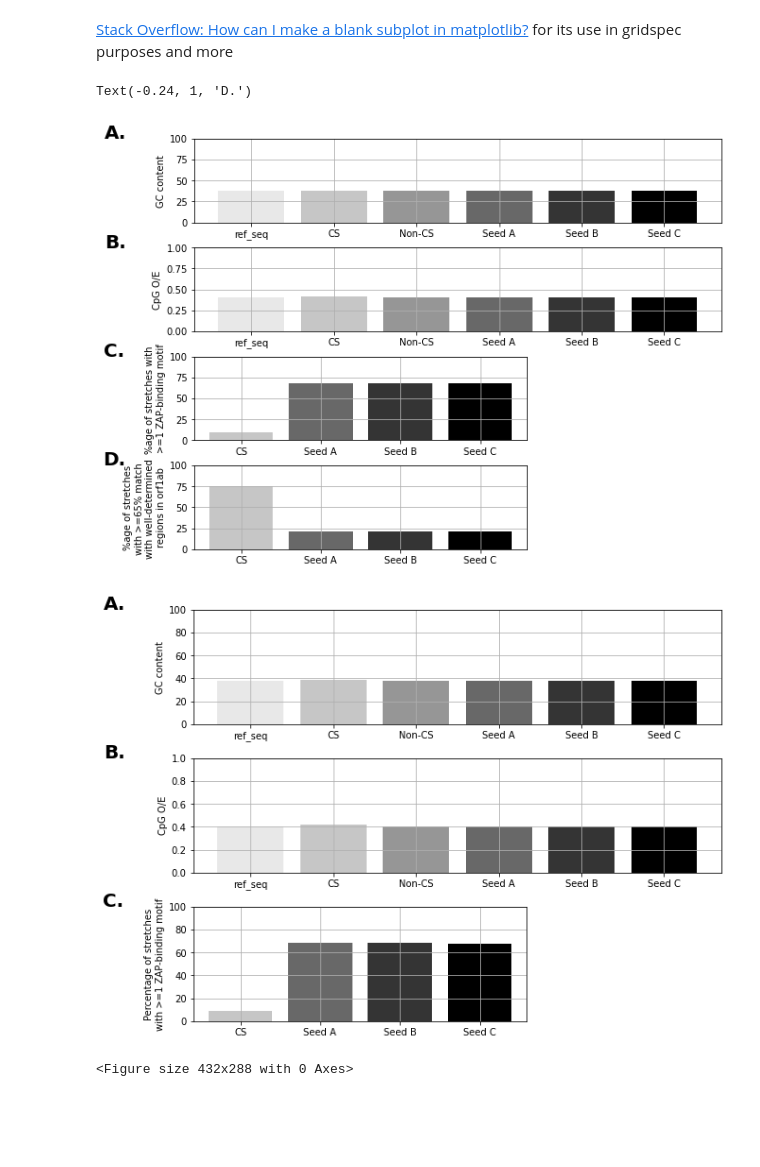
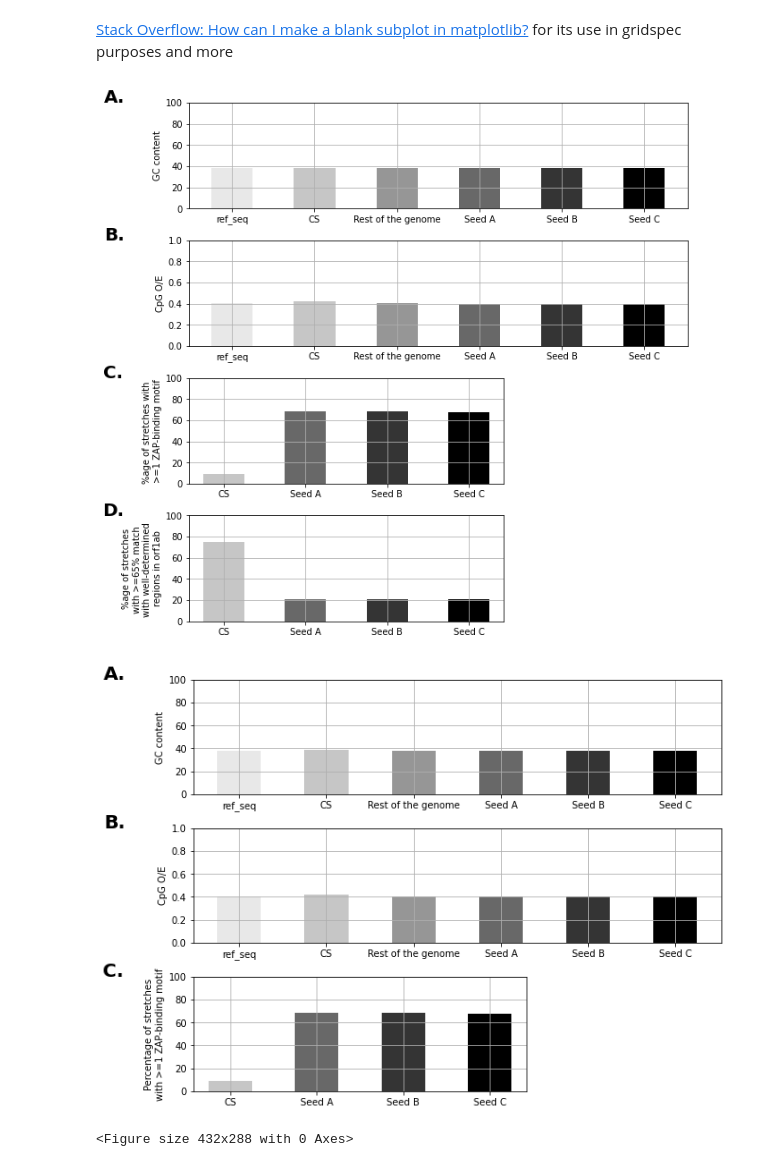
Before and after one commit to iamakhilverma/conserved_stretches_in_sars_cov2, a Jupyter notebook: notebooks_and_scripts/notebook_002.ipynb, the cells around one changed output. Saved outputs shown, nothing was run; the diff lists cells and outputs as text; code cells hidden in the pictures; blank space fills up the shorter version.

Commit message:
Decreased bar widths and updated bar labels in figure 2

```diff
--- a/notebooks_and_scripts/notebook_002.ipynb
+++ b/notebooks_and_scripts/notebook_002.ipynb
@@ -1512,6 +1512,16 @@ def calculate_average_zap_motifs(seed_val, total_iterations=1000):
         gc_content_list.append(gc_content_iter)
         cpg_o_by_e_list.append(count_stretches_cpg_o_by_e_iter)
 
+    print(
+        f"{np.mean(gc_content_list)=}, {np.var(gc_content_list)=}, {stats.variation(gc_content_list)=}"
+    )
+    print(
+        f"{np.mean(cpg_o_by_e_list)=}, {np.var(cpg_o_by_e_list)=}, {stats.variation(cpg_o_by_e_list)=}"
+    )
+    print(
+        f"{np.mean(zap_motif_count_list)=}, {np.var(zap_motif_count_list)=}, {stats.variation(zap_motif_count_list)=}"
+    )
+
     return {
         "mean_zap_motifs": np.mean(zap_motif_count_list),
         "iterations_with_zap_motifs_lt1": cases,
@@ -1801,7 +1850,7 @@ For Seed B, obs_tuple_dict_cs={'cs': [6, 2]}, and rand_={'regions_geq65per_total
 # %%
 grid = plt.GridSpec(4, 3, wspace=0.4, hspace=0.3)
 
-fig = plt.figure(figsize=(10, 8), facecolor=(1, 1, 1))
+fig = plt.figure(figsize=(10, 8*(4/3)), facecolor=(1, 1, 1))
 
 ax1 = fig.add_subplot(grid[0, 0:])
 ax2 = fig.add_subplot(grid[1, 0:])
@@ -1817,7 +1866,7 @@ ax6.axis("off")
 my_cmap = cm.get_cmap("Greys", 7)
 
 ax1.bar(
-    ["ref_seq", "CS", "Non-CS", "Seed A", "Seed B", "Seed C"],
+    ["ref_seq", "CS", "Rest of the genome", "Seed A", "Seed B", "Seed C"],
     [
         GC(ref_seq),
         GC(cs_seqs_combined),
@@ -1827,6 +1876,7 @@ ax1.bar(
         av_zap_motifs_count_seed_C["mean_gc_content"],
     ],
     color=my_cmap(range(1, 7)),
+    width=0.5
 )
 ax1.set_ylim(0, 100)
 ax1.grid(True)
@@ -1836,7 +1886,7 @@ ax1.set_ylabel("GC content")
 # -----------------------------------------------------------------
 
 ax2.bar(
-    ["ref_seq", "CS", "Non-CS", "Seed A", "Seed B", "Seed C"],
+    ["ref_seq", "CS", "Rest of the genome", "Seed A", "Seed B", "Seed C"],
     [
         cpg_o_by_e_ref_seq,
         cpg_o_by_e_cs_seqs_combined,
@@ -1846,6 +1896,7 @@ ax2.bar(
         av_zap_motifs_count_seed_C["mean_cpg_o_by_e"],
     ],
     color=my_cmap(range(1, 7)),
+    width=0.5
 )
 ax2.set_ylim(0, 1)
 ax2.grid(True)
@@ -1885,6 +1936,7 @@ ax3.bar(
         ),
     ],
     color=my_cmap([2, 4, 5, 6]),
+    width=0.5
 )
 ax3.set_ylim(0, 100)
 ax3.grid(True)
@@ -1905,6 +1957,7 @@ ax5.bar(
         * (regions_gt65per_total_count_seed_C["regions_gt65per_total"] / (8 * 10000)),
     ],
     color=my_cmap([2, 4, 5, 6]),
+    width=0.5
 )
 ax5.set_ylim(0, 100)
 ax5.grid(True)
@@ -1937,36 +1990,35 @@ ax2.text(
     transform=ax2.transAxes,
 )
 ax3.text(
     0 - 0.15 * 3.2 / 2,
     1,
     r"C.",
     ha="center",
     va="baseline",
     rotation=0,
     color="black",
     size=20,
     fontweight="bold",
     transform=ax3.transAxes,
 )
 ax5.text(
     0 - 0.15 * 3.2 / 2,
     1,
     r"D.",
     ha="center",
     va="baseline",
     rotation=0,
     color="black",
     size=20,
     fontweight="bold",
     transform=ax5.transAxes,
 )
 
 
 # # plt.subplots_adjust(wspace=0, hspace=0.5)
-# plt.savefig("../plots/fig_02.png", dpi=1000, bbox_inches="tight")
+# plt.savefig("../plots/fig_02_ABCD.png", dpi=1000, bbox_inches="tight")
 # %% [output]
-Text(-0.24, 1, 'D.')
-[figure, old version]
+[figure, new version]
 # %%
 grid = plt.GridSpec(3, 3, wspace=0.4, hspace=0.3)
 
@@ -1983,7 +2035,7 @@ ax4.axis("off")
 my_cmap = cm.get_cmap("Greys", 7)
 
 ax1.bar(
-    ["ref_seq", "CS", "Non-CS", "Seed A", "Seed B", "Seed C"],
+    ["ref_seq", "CS", "Rest of the genome", "Seed A", "Seed B", "Seed C"],
     [
         GC(ref_seq),
         GC(cs_seqs_combined),
@@ -1993,6 +2045,7 @@ ax1.bar(
         av_zap_motifs_count_seed_C["mean_gc_content"],
     ],
     color=my_cmap(range(1, 7)),
+    width=0.5
 )
 ax1.set_ylim(0, 100)
 ax1.grid(True)
@@ -2002,7 +2055,7 @@ ax1.set_ylabel("GC content")
 # -----------------------------------------------------------------
 
 ax2.bar(
-    ["ref_seq", "CS", "Non-CS", "Seed A", "Seed B", "Seed C"],
+    ["ref_seq", "CS", "Rest of the genome", "Seed A", "Seed B", "Seed C"],
     [
         cpg_o_by_e_ref_seq,
         cpg_o_by_e_cs_seqs_combined,
@@ -2012,6 +2065,7 @@ ax2.bar(
         av_zap_motifs_count_seed_C["mean_cpg_o_by_e"],
     ],
     color=my_cmap(range(1, 7)),
+    width=0.5
 )
 ax2.set_ylim(0, 1)
 ax2.grid(True)
@@ -2051,6 +2105,7 @@ ax3.bar(
         ),
     ],
     color=my_cmap([2, 4, 5, 6]),
+    width=0.5
 )
 ax3.set_ylim(0, 100)
 ax3.grid(True)
@@ -2097,9 +2152,9 @@ ax3.text(
 
 
 # # plt.subplots_adjust(wspace=0, hspace=0.5)
-# plt.savefig("../plots/fig_02.png", dpi=1000, bbox_inches="tight")
+# plt.savefig("../plots/fig_02_ABC.png", dpi=1000, bbox_inches="tight")
 # %% [output]
-[figure, old version]
+[figure, new version]
 # %%
 # plt.style.use('default')
 plt.figure()
```
Also changed, not shown: parts of 4 cells of this notebook.
